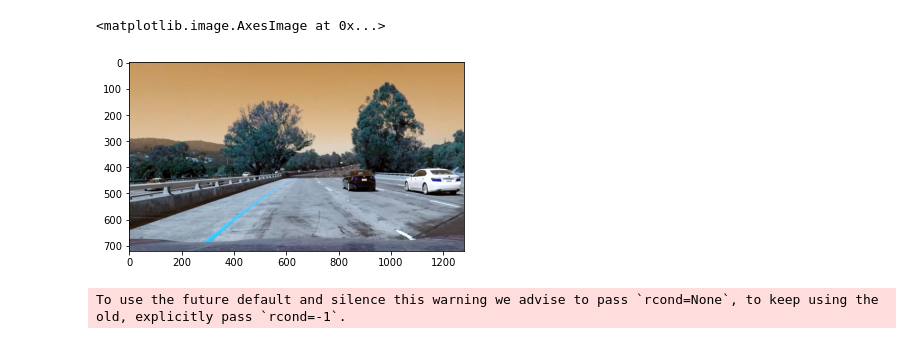
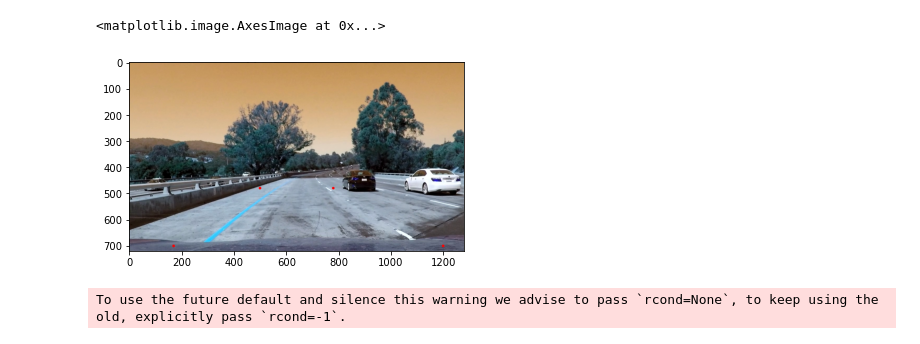
Before and after one commit to HelalyJunior/ImageProcessing-LaneDetection, a Jupyter notebook: ggg.ipynb, the cells around one changed output. Saved outputs shown, nothing was run; the diff lists cells and outputs as text; code cells hidden in the pictures.

```diff
--- a/ggg.ipynb
+++ b/ggg.ipynb
@@ -126,21 +126,24 @@ def get_aoi(img):
 # %%
 img=cv2.imread(r"Assets\Project_data\test_images\test1.jpg")
 
 
 rows, cols = img.shape[:2]
 mask = np.zeros_like(img)
 
 input_top_left = [500,480]
 input_top_right = [780,480]
 input_bottom_right = [1200,700]
 input_bottom_left = [170,700]
 srcPts = np.float32([input_bottom_left,input_top_left,input_top_right,input_bottom_right])
+
+for pt in srcPts:
+    cv2.circle(img,(int(pt[0]),int(pt[1])),5,(255,0,0),-1)
 dstPts = np.float32([[0,720],[0,0],[1280,0],[1280,720]])
 
 plt.imshow(img)
 # %% [output]
 <matplotlib.image.AxesImage at 0x...>
-[figure, old version]
+[figure, new version]
 # %%
 left = tuple()
 right = tuple()
```
Also changed, not shown: parts of 2 cells of this notebook, 3 other files.
